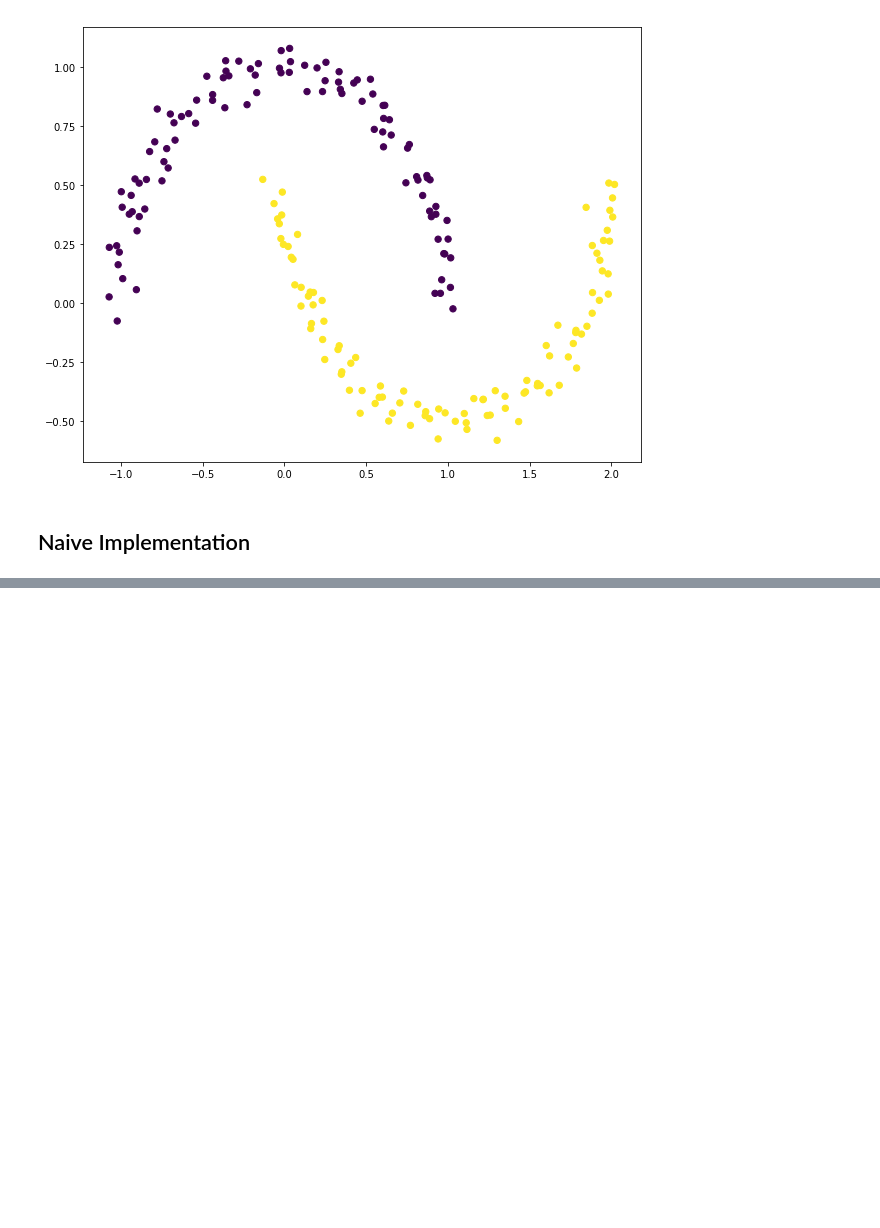
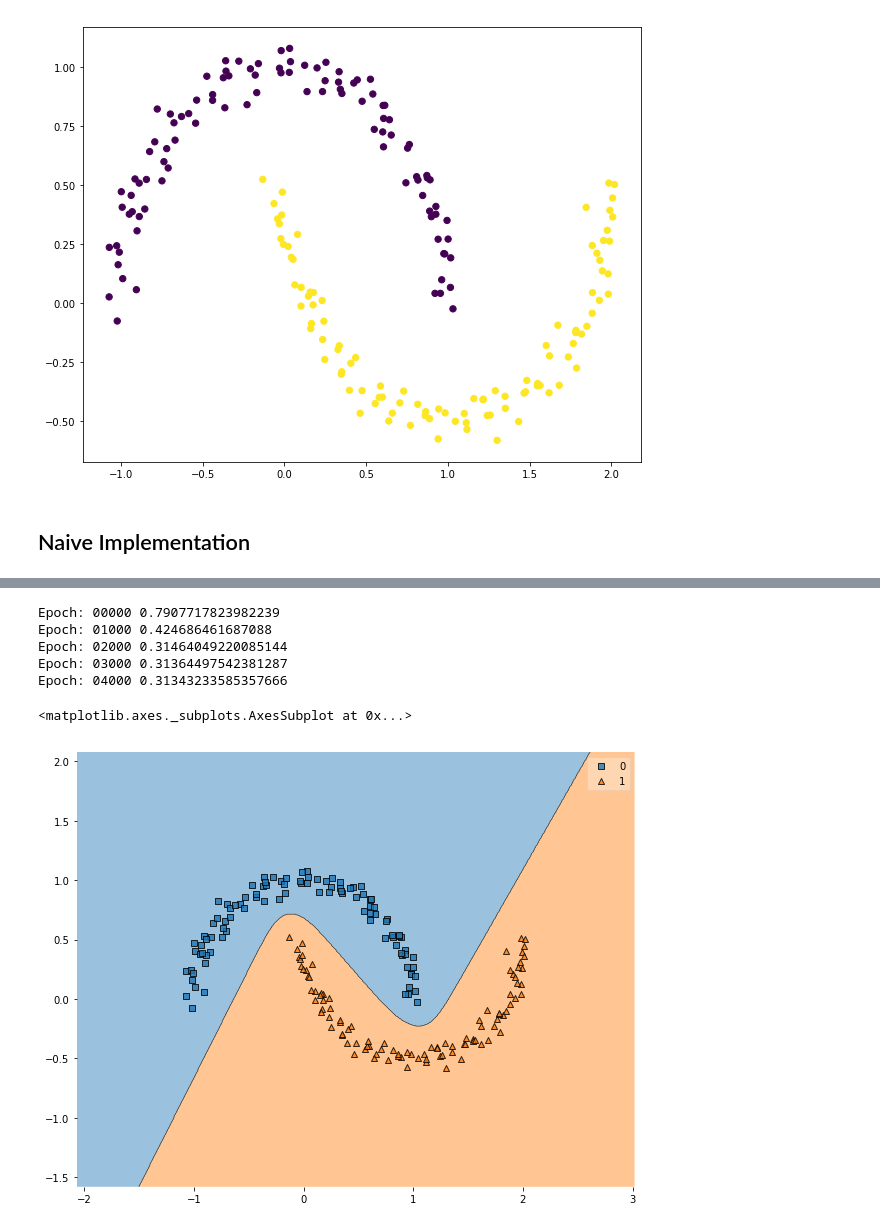
Before and after one commit to marcofavorito/ml-from-scratch, a Jupyter notebook: notebooks/neural-network.ipynb, the cells around one changed output, grey strips where cells are left out. Cells and saved outputs as stored; diff of their text form; code cells hidden in the pictures; blank space fills up the shorter version.

```diff
--- a/notebooks/neural-network.ipynb
+++ b/notebooks/neural-network.ipynb
@@ -197,0 +284,28 @@ plot_decision_regions(X, y, clf=Wrapper())
+# %%
+# Module version
+
+class MyNet(torch.nn.Module):
+
+    def __init__(self):
+        super().__init__()
+        self.input_layer = torch.nn.Linear(input_size, hidden_size)
+        self.hidden_layer = torch.nn.Linear(hidden_size, output_size)
+
+    def forward(self, x):
+
+        hidden = torch.nn.Tanh()(self.input_layer(x))
+        output = torch.nn.Softmax(1)(self.hidden_layer(hidden))
+        return output
+
+model = MyNet()
+model = train_model(model, X_train, y)
+
+plot_decision_regions(X_train, y, clf=Wrapper(model))
+# %% [output]
+Epoch: 00000 0.7907717823982239
+Epoch: 01000 0.424686461687088
+Epoch: 02000 0.31464049220085144
+Epoch: 03000 0.31364497542381287
+Epoch: 04000 0.31343233585357666
+<matplotlib.axes._subplots.AxesSubplot at 0x...>
+[figure, added]
```
Also changed, not shown: parts of 11 cells of this notebook.
